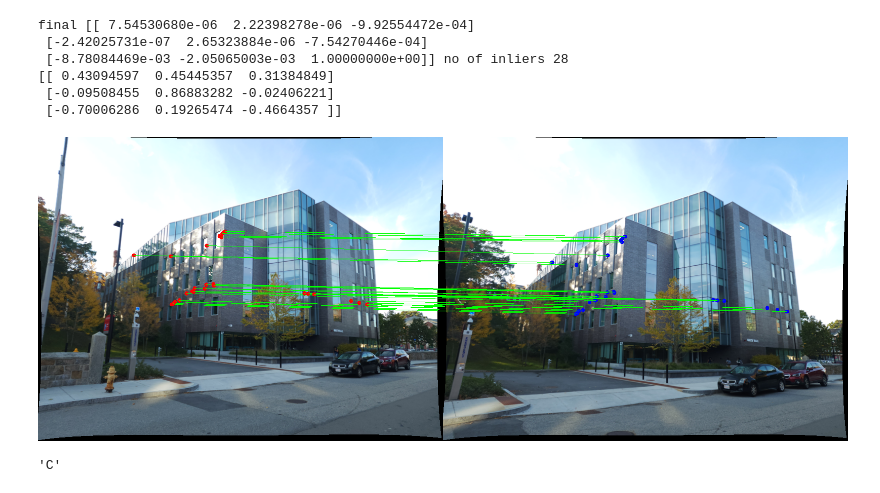
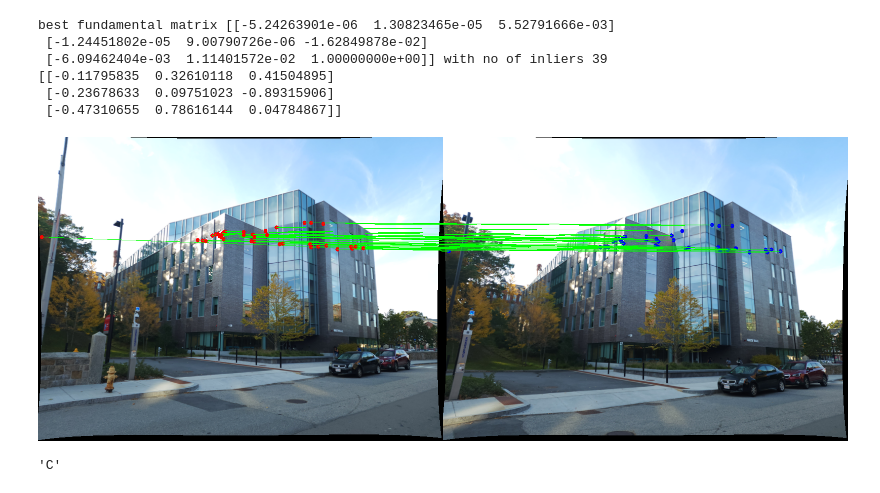
Before and after one commit to venk221/SfM, a Jupyter notebook: SfM_try1.ipynb, the cells around one changed output. Drawn from its saved outputs; the diff is of its cells as text; code cells hidden in the pictures.

```diff
--- a/SfM_try1.ipynb
+++ b/SfM_try1.ipynb
@@ -141,7 +141,7 @@ matches1and2 = findMatches(1,2)
 """Please check if the arguments of this function has no [-1,-1] in them.
 i.e. they have matches between x and y"""
 # def EstimateFundamentalMatrix(a, b):
-  # # print(np.sum(a[:,0]))
+  # print(np.sum(a[:,0]))
   # n = a.shape[0]
   # # print(a,b)
   # """Normalization - Eight Point Algorithm"""
@@ -244,7 +244,7 @@ def error(x1,x2,f):
 def GetInlierRANSANC(a,b):
   num_inliers = 0
   iterations = 1000
-  threshold = 0.003
+  threshold = 0.004
   ffinal = 0
   final_inliers = []
   # print(a[0,:].shape)
@@ -257,20 +257,26 @@ def GetInlierRANSANC(a,b):
       x2 = b[indices,:]
       ftemp = EstimateFundamentalMatrix(x1,x2)
       inliers = []
-      if (len(a) > 8) and (len(b) > 8):
-        for j in range(len(a)):
-          # if j == 1:
-          err = error(a[j,:], b[j,:], ftemp)
-          # print(err)
-          if err < threshold:
-                  # print("kaka")
-                  inliers.append([j])
-                  # print(inliers))
-          if len(inliers) > num_inliers:
-              num_inliers = len(inliers)
-              final_inliers = inliers
-  ffinal = ftemp
-  print("final",ffinal, "no of inliers", num_inliers)
+      # if (len(a) > 8) and (len(b) > 8):
+      for j in range(len(a)):
+        # if j == 1:
+        err = error(a[j,:], b[j,:], ftemp)
+        # print(err)
+        if err < threshold:
+                # print("kaka")
+                inliers.append([j])
+                # print(inliers))
+      if len(inliers) > num_inliers:
+          num_inliers = len(inliers)
+          final_inliers = inliers
+  final_inliers = np.array(final_inliers)
+  pointsWithInliersA = a[final_inliers]
+  pointsWithInliersB = b[final_inliers]
+  pointsWithInliersA = np.reshape(pointsWithInliersA, (pointsWithInliersA.shape[0],2))
+  pointsWithInliersB = np.reshape(pointsWithInliersB, (pointsWithInliersB.shape[0],2))
+  # print(pointsWithInliersB)
+  ffinal = EstimateFundamentalMatrix(pointsWithInliersA, pointsWithInliersB)
+  print("best fundamental matrix",ffinal, "with no of inliers", num_inliers)
   return ffinal, final_inliers
 
 bestF, inliers = GetInlierRANSANC(matches1and2[:,4:6], matches1and2[:,7:9])
@@ -284,12 +290,12 @@ def EssentialMatrixFromFundamentalMatrix(F, K):
 E = EssentialMatrixFromFundamentalMatrix(bestF, K)
 print(E)
 # %% [output]
-final [[ 7.54530680e-06  2.22398278e-06 -9.92554472e-04]
- [-2.42025731e-07  2.65323884e-06 -7.54270446e-04]
- [-8.78084469e-03 -2.05065003e-03  1.00000000e+00]] no of inliers 28
-[[ 0.43094597  0.45445357  0.31384849]
- [-0.09508455  0.86883282 -0.02406221]
- [-0.70006286  0.19265474 -0.4664357 ]]
+best fundamental matrix [[-5.24263901e-06  1.30823465e-05  5.52791666e-03]
+ [-1.24451802e-05  9.00790726e-06 -1.62849878e-02]
+ [-6.09462404e-03  1.11401572e-02  1.00000000e+00]] with no of inliers 39
+[[-0.11795835  0.32610118  0.41504895]
+ [-0.23678633  0.09751023 -0.89315906]
+ [-0.47310655  0.78616144  0.04784867]]
 # %%
 inliers = np.array(inliers)
 inliers1and2 = matches1and2[inliers]
@@ -298,35 +304,35 @@ inliers1and2 = np.reshape(inliers1and2, (inliers1and2.shape[0],9))
 # print(inliers1and2.shape)
 # print(inliers1and2[:,4:6])
 
-def DrawCorrespondence(i, j, inliers_a, inliers_b):
+def DrawInliers(i, j, inliers_a, inliers_b):
     img1 = cv2.imread('/content/gdrive/MyDrive/Colab Notebooks/P3Data/' + str(i) + '.png')
     img2 = cv2.imread('/content/gdrive/MyDrive/Colab Notebooks/P3Data/' + str(j) + '.png')
 
     rows1, cols1 = img1.shape[:2]
     rows2, cols2 = img2.shape[:2]
     out = np.zeros((max([rows1, rows2]), cols1 + cols2, 3), dtype='uint8')
     out[:rows1, :cols1, :] = img1
     out[:rows2, cols1:cols1 + cols2, :] = img2
     radius = 4
     BLUE = (255, 0, 0)
     GREEN = (0, 255, 0)
     RED = (0, 0, 255)
     thickness = 1
     # print(f"testing = {inliers_a}")
     assert len(inliers_a) == len(inliers_b), "inliers in images not equal"
     for m in range(0, len(inliers_a)):
 
         cv2.circle(out, (int(inliers_a[m,0]), int(inliers_a[m,1])), radius,
                    RED, -1)
 
         cv2.circle(out, (int(inliers_b[m][0]) + cols1, int(inliers_b[m][1])),
                    radius, BLUE, -1)
 
         cv2.line(out, (int(inliers_a[m][0]), int(inliers_a[m][1])),
                  (int(inliers_b[m][0]) + cols1, int(inliers_b[m][1])), GREEN,
                  thickness)
     cv2_imshow(out)
 
-DrawCorrespondence(1, 2, inliers1and2[:,4:6], inliers1and2[:,7:9])
+DrawInliers(1, 2, inliers1and2[:,4:6], inliers1and2[:,7:9])
 # %% [output]
-[figure, old version]
+[figure, new version]
```
Also changed, not shown: parts of 3 cells of this notebook.
